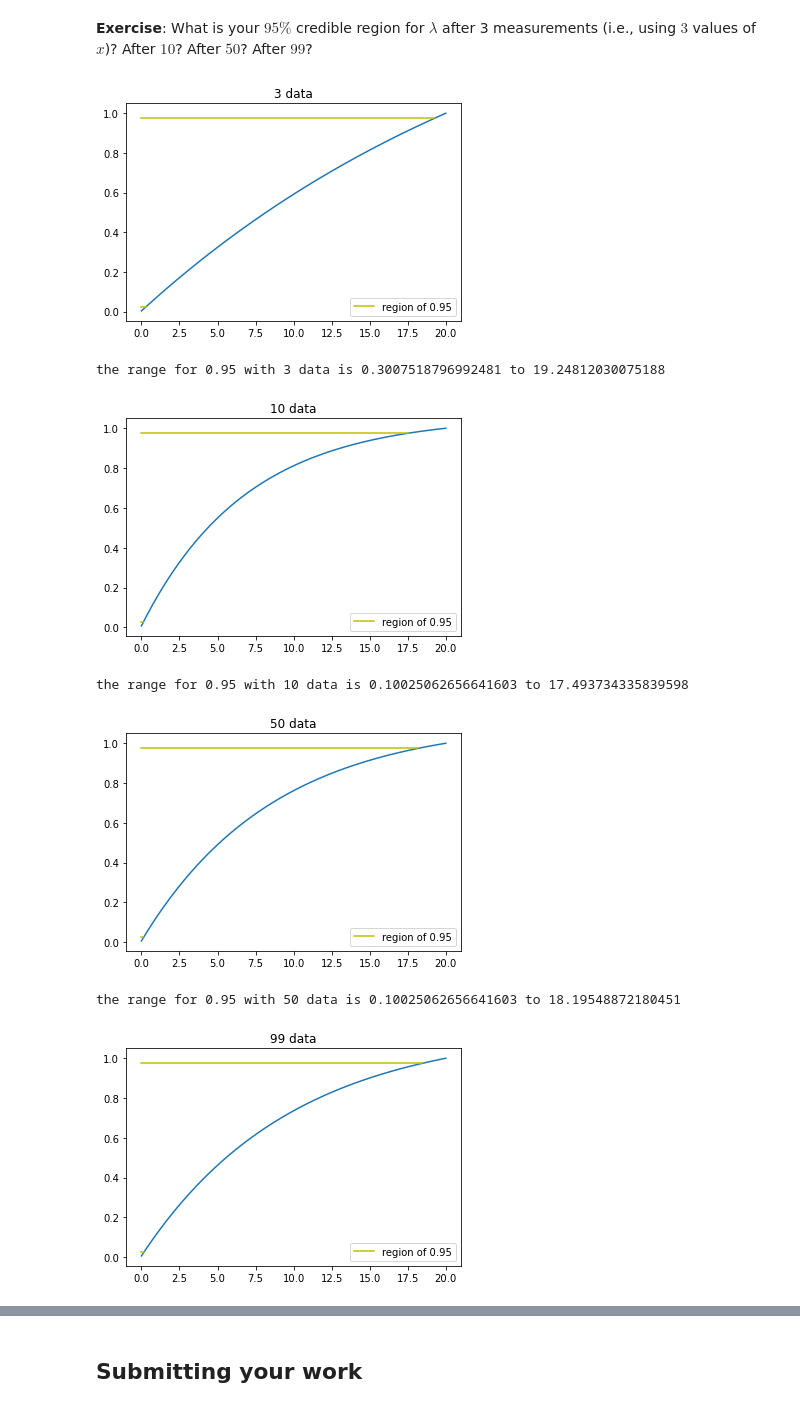
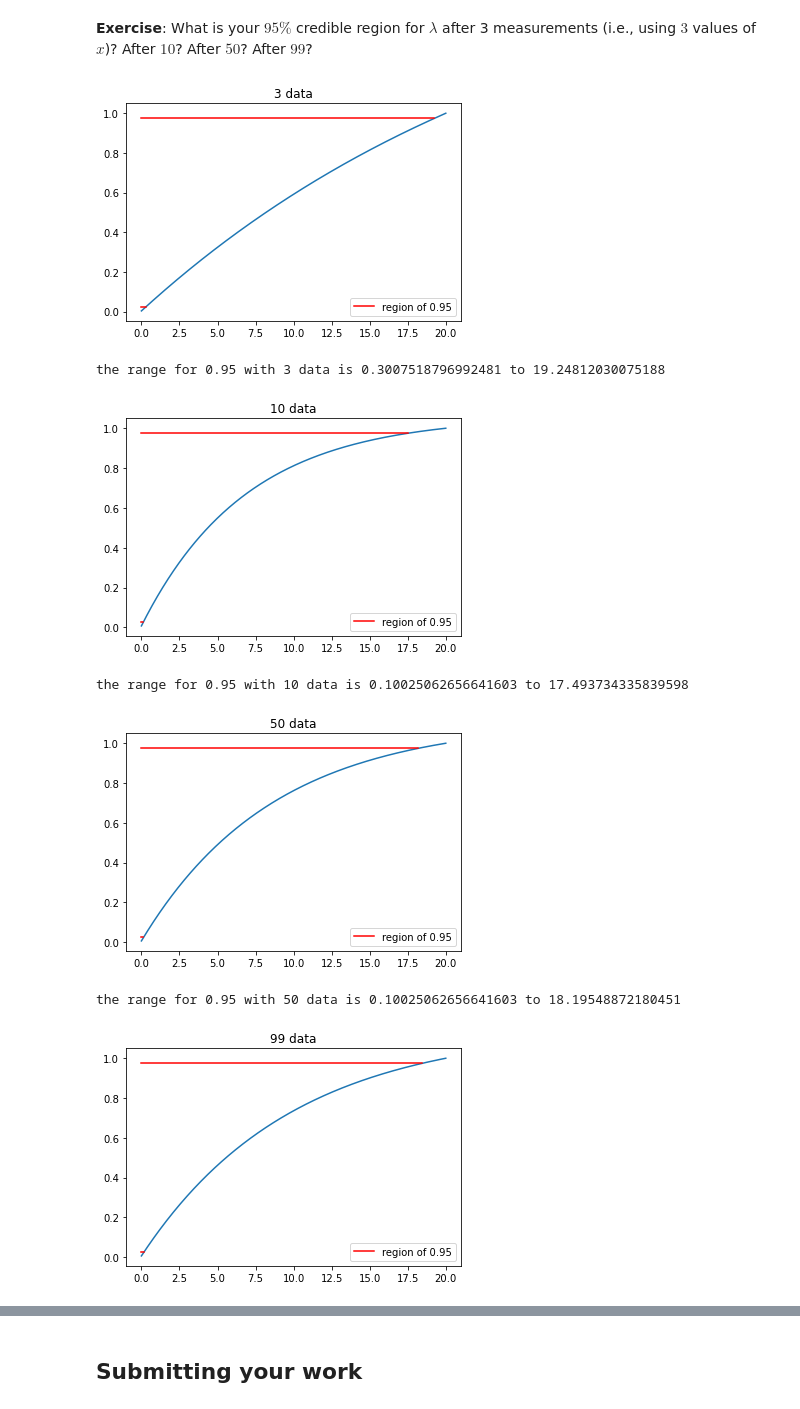
Before and after one commit to wppqywq/data_sci_astrophys_labs, a Jupyter notebook: CodingLab05/CodingLab05_Bayes.ipynb, the cells around one changed output, grey strips where cells are left out. Cells and saved outputs as stored; diff of their text form; code cells hidden in the pictures.

```diff
--- a/CodingLab05/CodingLab05_Bayes.ipynb
+++ b/CodingLab05/CodingLab05_Bayes.ipynb
@@ -393,10 +394,10 @@ def plot_posterior(n=164, xdata=xdata, bins=10, doPlot=True):
         plt.show()
 
     def posterior(x):
-        f = lambda x: likeli(x, lamb, c)
-        sum = np.sum(f(x))
-        # print(sum, len(xdata))
-        return f(x) / sum
+        fx = likeli(x, lamb, c)
+        fx = fx/np.sum(fx)
+        fx = np.cumprod(fx)
+        return fx/np.sum(fx)
 
     if doPlot:
         plt.plot(xspace, posterior(xspace))
@@ -429,42 +430,42 @@ def find_region(n=3, bins=10, percent=.95):
 
     x = np.linspace(0, 20, 400)
     p = posterior(x)
     p_cum = np.cumsum(p)
 
     lower = (1 - percent) / 2
     x_low = x[p_cum<=lower]
     y_low = np.empty(len(x_low))
     y_low.fill(lower)
 
     higher = 1 - lower
     x_high = x[p_cum<=higher]
     y_high = np.empty(len(x_high))
     y_high.fill(higher)
 
     plt.plot(x, p_cum)
-    plt.plot(x_low, y_low, 'y', label='region of %s'%percent)
-    plt.plot(x_high, y_high, 'y')
+    plt.plot(x_low, y_low, 'r', label='region of %s'%percent)
+    plt.plot(x_high, y_high, 'r')
     plt.title('%s data'%n)
     plt.legend()
     plt.show()
 
     low = x_low[-1]
     high = x_high[-1]
     print('the range for %s with %s data is %s to %s'%(percent, n, low, high))
 
 
 find_region(n=3, bins=2)
 find_region(n=10, bins=5)
 find_region(n=50, bins=15)
 find_region(n=99, bins=20)
 # %% [output]
-[figure, old version]
+[figure, new version]
 the range for 0.95 with 3 data is 0.3007518796992481 to 19.24812030075188
-[figure, old version]
+[figure, new version]
 the range for 0.95 with 10 data is 0.10025062656641603 to 17.493734335839598
-[figure, old version]
+[figure, new version]
 the range for 0.95 with 50 data is 0.10025062656641603 to 18.19548872180451
-[figure, old version]
+[figure, new version]
 the range for 0.95 with 99 data is 0.15037593984962405 to 18.44611528822055
 # %% [markdown]
 ## Submitting your work
```
Also changed, not shown: parts of 2 cells of this notebook.
